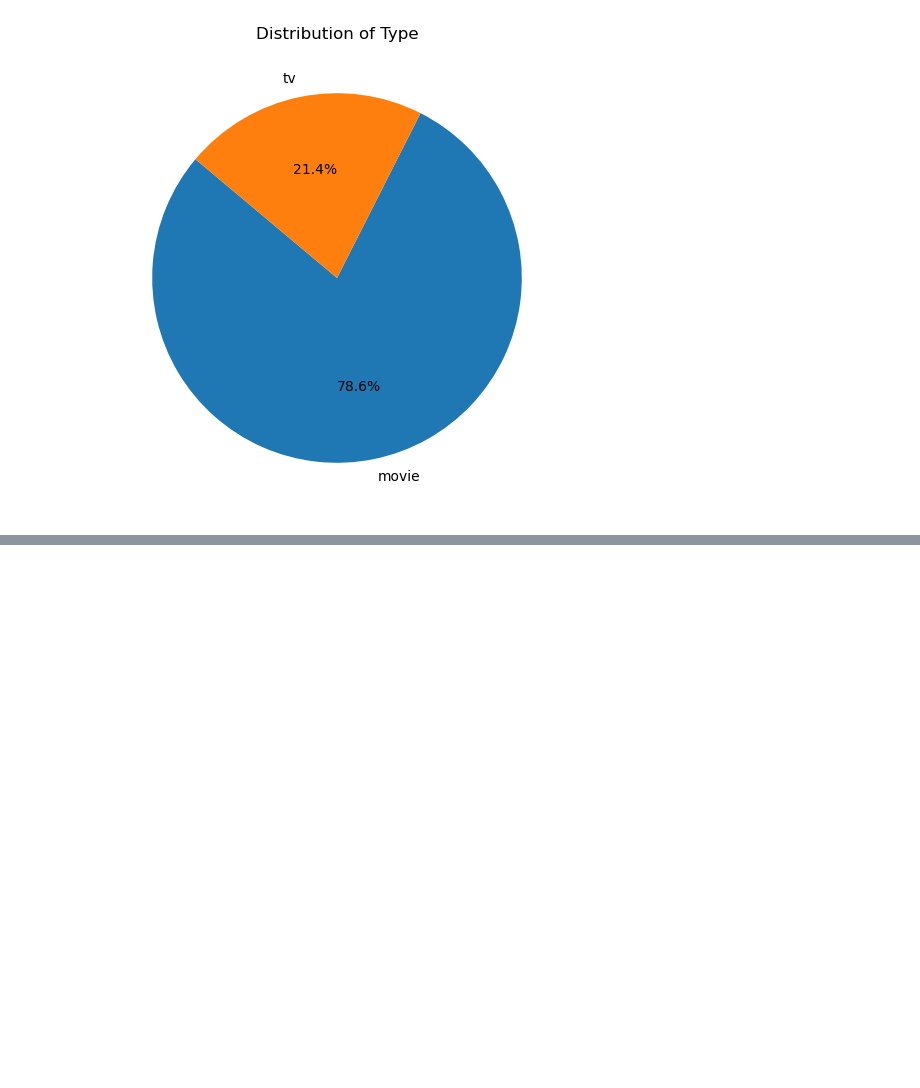
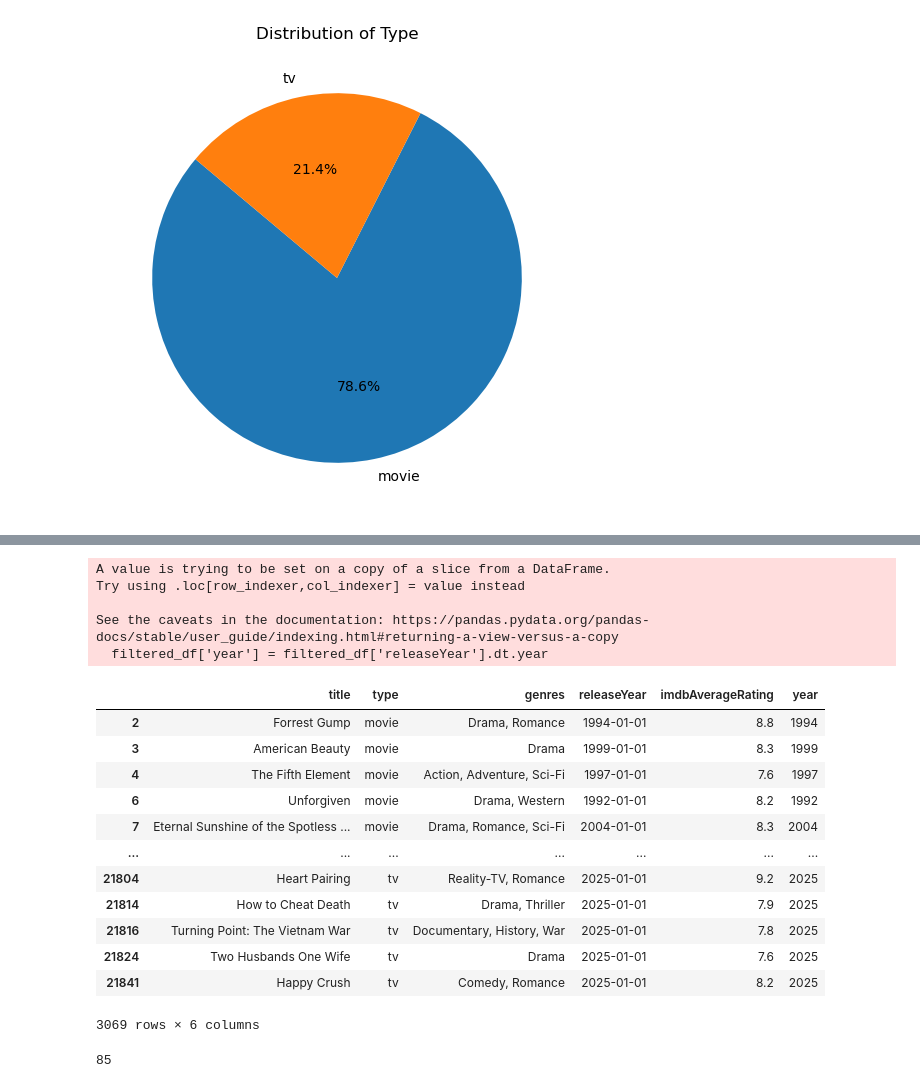
Before and after one commit to mukut45/NetFlix-All-Time-Data-Analysis, a Jupyter notebook: Netflix All Time.ipynb, the cells around one changed output, grey strips where cells are left out. Saved outputs shown, nothing was run; the diff lists cells and outputs as text; code cells hidden in the pictures; blank space fills up the shorter version.

```diff
--- a/Netflix All Time.ipynb
+++ b/Netflix All Time.ipynb
@@ -319,0 +320,3 @@ plt.show()
+# %%
+filtered_df = df[df['imdbAverageRating'] >= 7.5]
+print(filtered_df)
@@ -319,0 +341,28 @@ plt.show()
+# %%
+filtered_df['year'] = filtered_df['releaseYear'].dt.year
+# %% [output]
+A value is trying to be set on a copy of a slice from a DataFrame.
+Try using .loc[row_indexer,col_indexer] = value instead
+
+See the caveats in the documentation: https://pandas.pydata.org/pandas-docs/stable/user_guide/indexing.html#returning-a-view-versus-a-copy
+  filtered_df['year'] = filtered_df['releaseYear'].dt.year
+# %%
+filtered_df
+# %% [output]
+|  | title | type | genres | releaseYear | imdbAverageRating | year |
+| 2 | Forrest Gump | movie | Drama, Romance | 1994-01-01 | 8.8 | 1994 |
+| 3 | American Beauty | movie | Drama | 1999-01-01 | 8.3 | 1999 |
+| 4 | The Fifth Element | movie | Action, Adventure, Sci-Fi | 1997-01-01 | 7.6 | 1997 |
+| 6 | Unforgiven | movie | Drama, Western | 1992-01-01 | 8.2 | 1992 |
+| 7 | Eternal Sunshine of the Spotless ... | movie | Drama, Romance, Sci-Fi | 2004-01-01 | 8.3 | 2004 |
+| ... | ... | ... | ... | ... | ... | ... |
+| 21804 | Heart Pairing | tv | Reality-TV, Romance | 2025-01-01 | 9.2 | 2025 |
+| 21814 | How to Cheat Death | tv | Drama, Thriller | 2025-01-01 | 7.9 | 2025 |
+| 21816 | Turning Point: The Vietnam War | tv | Documentary, History, War | 2025-01-01 | 7.8 | 2025 |
+| 21824 | Two Husbands One Wife | tv | Drama | 2025-01-01 | 7.6 | 2025 |
+| 21841 | Happy Crush | tv | Comedy, Romance | 2025-01-01 | 8.2 | 2025 |
+3069 rows × 6 columns
+# %%
+filtered_df['year'].nunique()
+# %% [output]
+85
```
Also changed, not shown: parts of 4 cells of this notebook.
